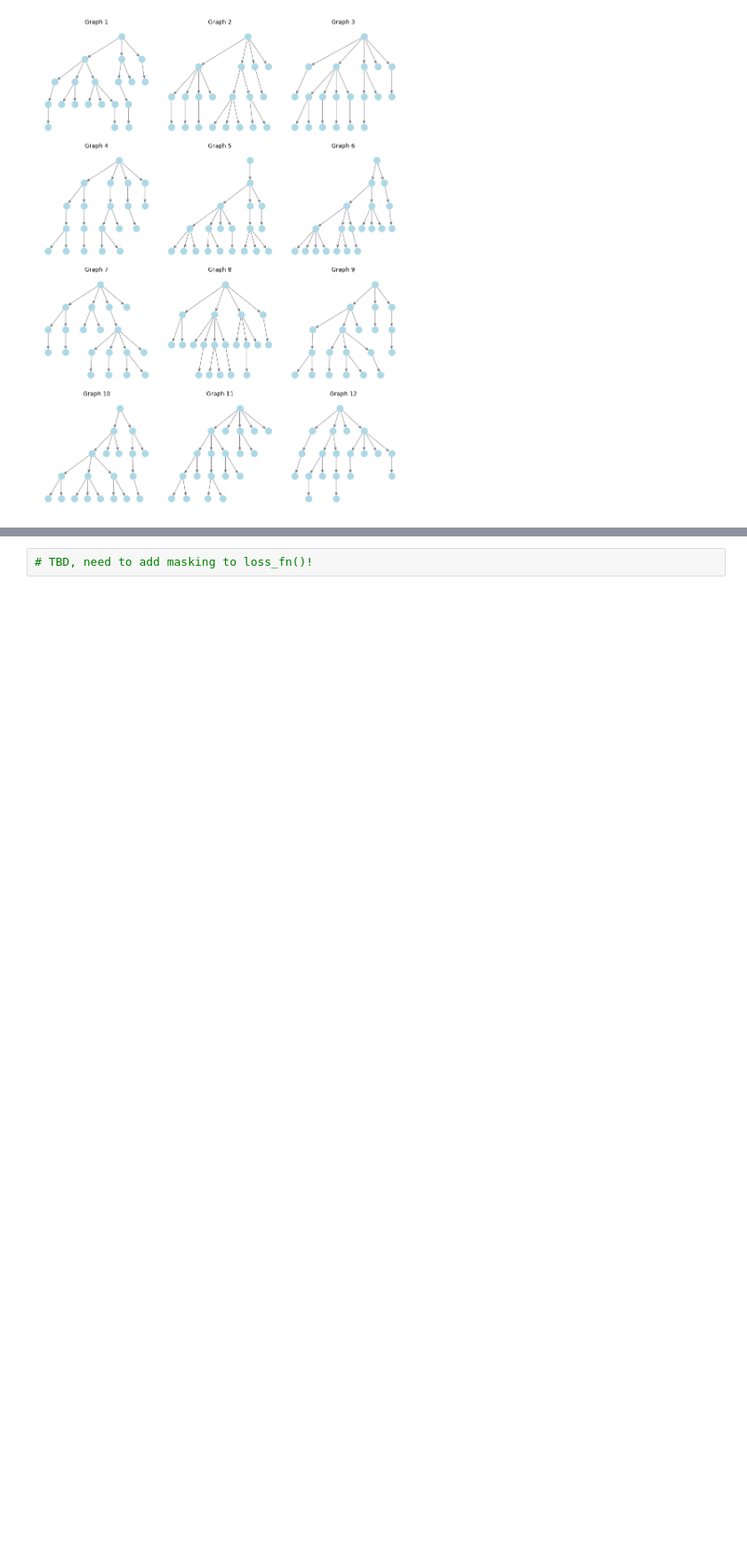
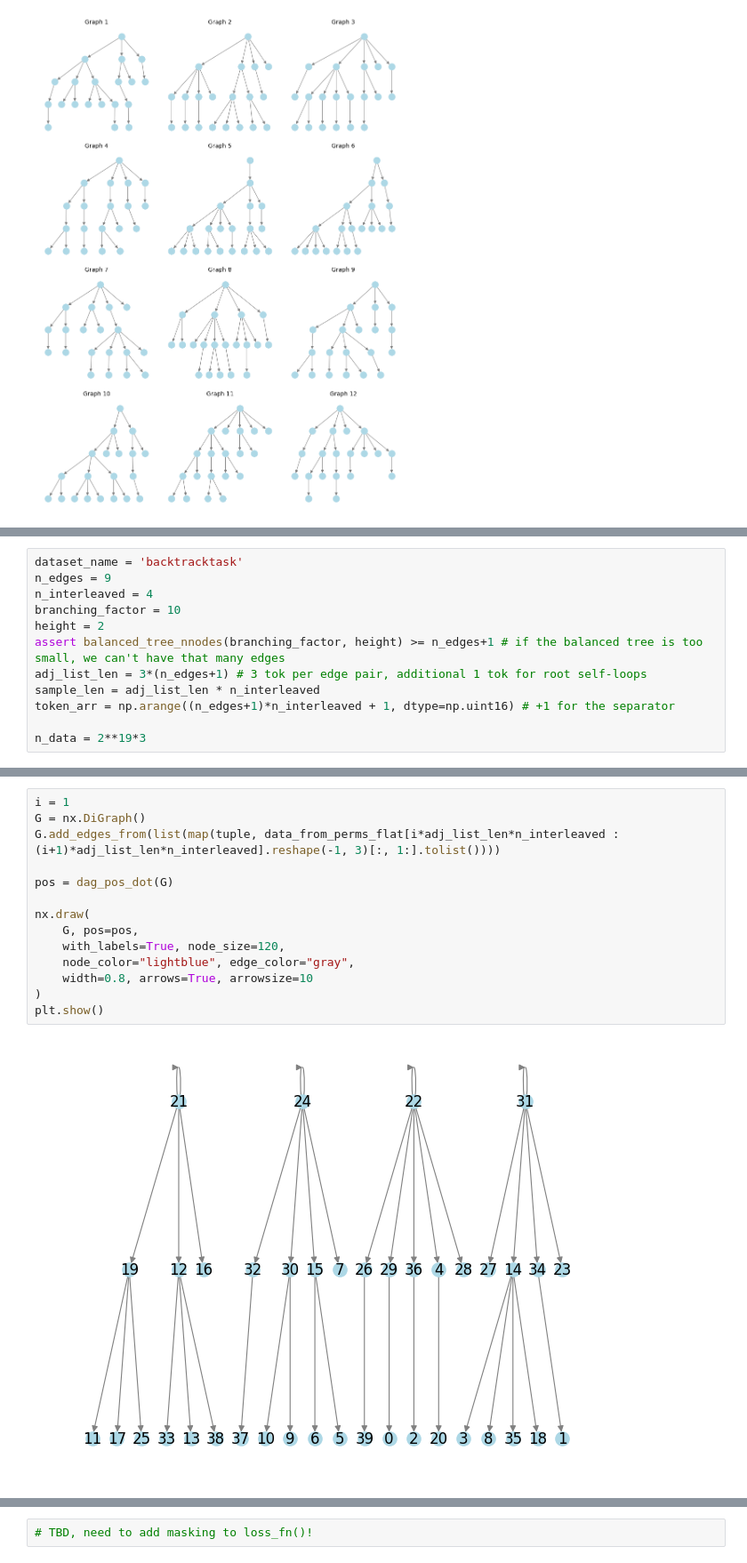
Before and after one commit to nikolageorgiev2000/modded-nanogpt-jax, a Jupyter notebook: path_graphs.ipynb, the cells around one changed output, grey strips where cells are left out. Shown at 89% size. Saved outputs shown, nothing was run; the diff lists cells and outputs as text; blank space fills up the shorter version.

Commit message:
added training loop for Backtrack task

```diff
--- a/path_graphs.ipynb
+++ b/path_graphs.ipynb
@@ -1394,0 +1167,12 @@ array([ 0,  1,  2,  3,  4,  5,  6,  7,  8,  9, 10, 11, 12, 13, 14, 15, 16,
+# %%
+dataset_name = 'backtracktask'
+n_edges = 9
+n_interleaved = 4
+branching_factor = 10
+height = 2
+assert balanced_tree_nnodes(branching_factor, height) >= n_edges+1 # if the balanced tree is too small, we can't have that many edges
+adj_list_len = 3*(n_edges+1) # 3 tok per edge pair, additional 1 tok for root self-loops
+sample_len = adj_list_len * n_interleaved
+token_arr = np.arange((n_edges+1)*n_interleaved + 1, dtype=np.uint16) # +1 for the separator
+
+n_data = 2**19*3
@@ -1416,0 +1266,16 @@ Parent: [33 37 30 29 29 30 42 29 35 35  8 36 37 33  2 37 30 35 36 36  8  6 18 42
+# %%
+i = 1
+G = nx.DiGraph()
+G.add_edges_from(list(map(tuple, data_from_perms_flat[i*adj_list_len*n_interleaved : (i+1)*adj_list_len*n_interleaved].reshape(-1, 3)[:, 1:].tolist())))
+
+pos = dag_pos_dot(G)
+
+nx.draw(
+    G, pos=pos,
+    with_labels=True, node_size=120,
+    node_color="lightblue", edge_color="gray",
+    width=0.8, arrows=True, arrowsize=10
+)
+plt.show()
+# %% [output]
+[figure, added]
```
Also changed, not shown: parts of 33 cells of this notebook.
